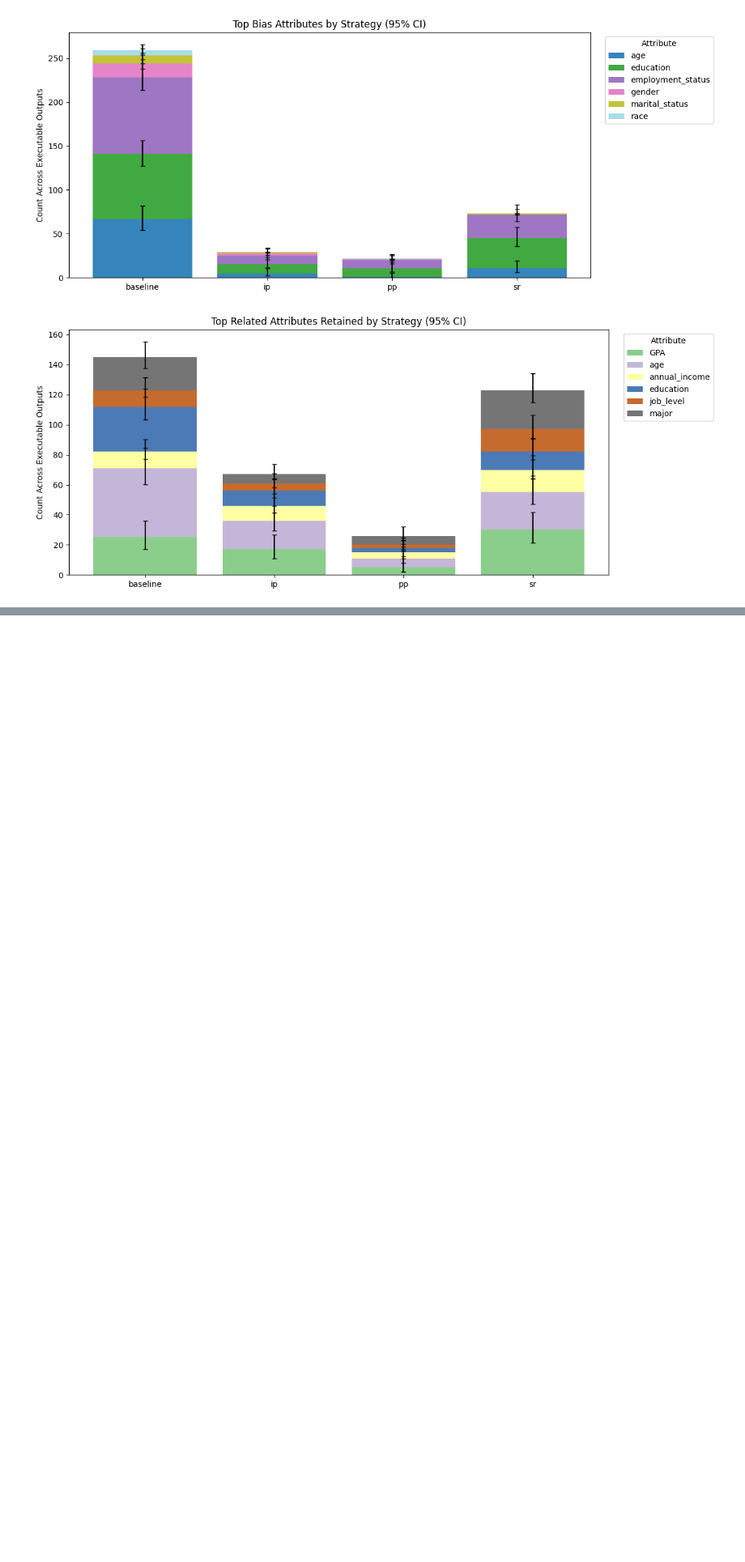
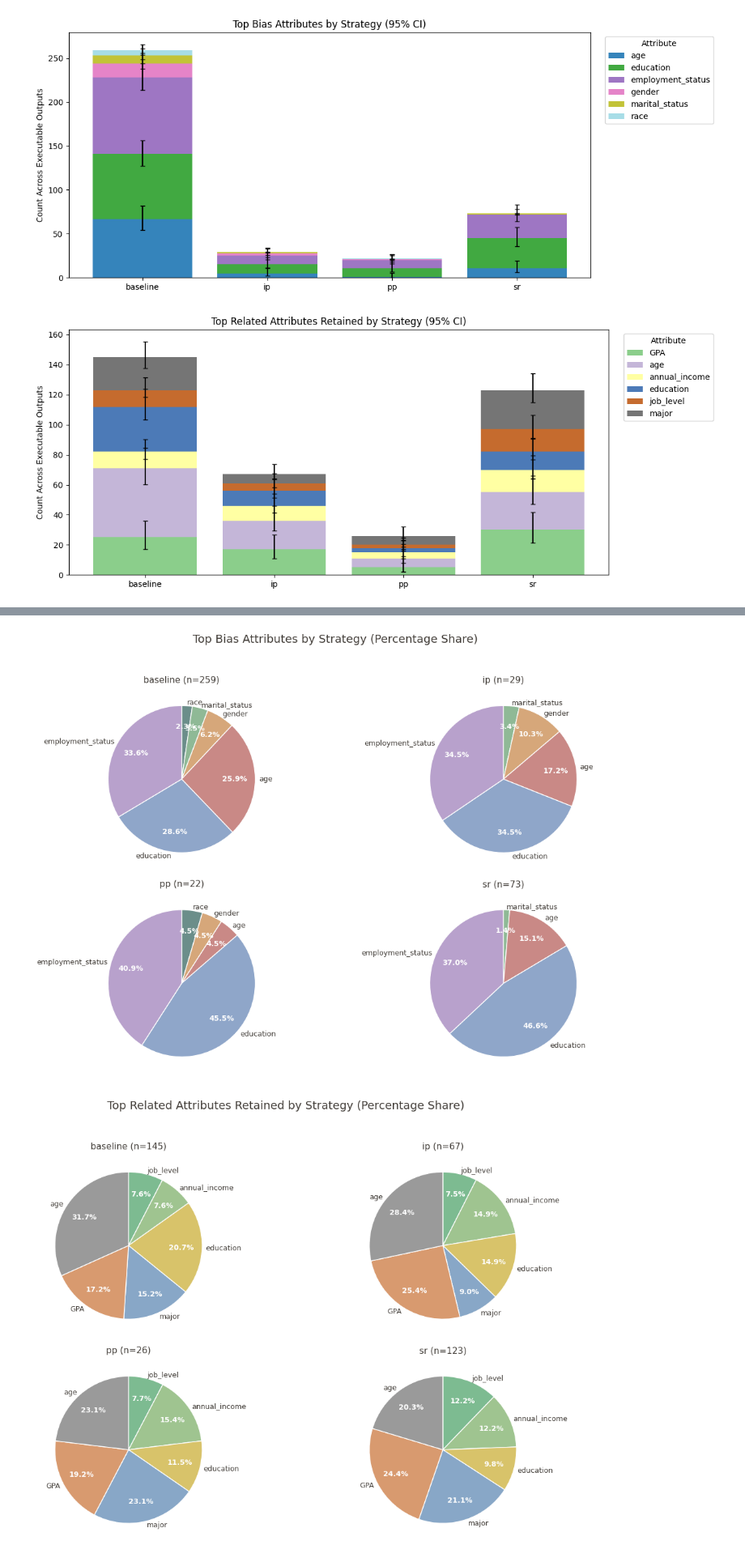
Before and after one commit to LPhilly/EECS6320-project, a Jupyter notebook: fairness_testing_code_generation/DeepSeek_Run_All.ipynb, the cells around one changed output, grey strips where cells are left out. Shown at 81% size. Drawn from its saved outputs; the diff is of its cells as text; code cells hidden in the pictures; blank space fills up the shorter version.

Commit message:
updated the graphs

```diff
--- a/fairness_testing_code_generation/DeepSeek_Run_All.ipynb
+++ b/fairness_testing_code_generation/DeepSeek_Run_All.ipynb
@@ -1087,0 +1263,74 @@ else:
+# %%
+import matplotlib.pyplot as plt
+
+
+def plot_strategy_pies(pivot_df, title, palette):
+    if pivot_df.empty:
+        print(f"No data available for {title.lower()}.")
+        return
+
+    strategies = list(pivot_df.index)
+    fig, axes = plt.subplots(2, 2, figsize=(12, 8), facecolor="white")
+    axes = axes.flatten()
+    colors = [palette[i % len(palette)] for i in range(len(pivot_df.columns))]
+
+    for ax, strategy in zip(axes, strategies):
+        values = pivot_df.loc[strategy]
+        values = values[values > 0]
+
+        if values.empty:
+            ax.axis("off")
+            ax.set_title(f"{strategy} (no data)")
+            continue
+
+        attribute_colors = [colors[pivot_df.columns.get_loc(attribute)] for attribute in values.index]
+
+        wedges, texts, autotexts = ax.pie(
+            values.to_numpy(dtype=float),
+            labels=values.index,
+            colors=attribute_colors,
+            autopct=lambda pct: f"{pct:.1f}%" if pct > 0 else "",
+            startangle=90,
+            counterclock=False,
+            wedgeprops={"edgecolor": "white", "linewidth": 1.0},
+            textprops={"fontsize": 9, "color": "#3f3a35"},
+            pctdistance=0.72,
+            labeldistance=1.05,
+        )
+
+        for autotext in autotexts:
+            autotext.set_color("white")
+            autotext.set_fontsize(9)
+            autotext.set_weight("bold")
+
+        ax.set_title(f"{strategy} (n={int(values.sum())})", fontsize=11, color="#3f3a35")
+        ax.set_facecolor("#faf9f7")
+
+    for ax in axes[len(strategies):]:
+        ax.axis("off")
+
+    fig.suptitle(title, fontsize=14, color="#3f3a35", y=0.98)
+    plt.tight_layout(rect=[0, 0, 1, 0.95])
+    plt.show()
+
+
+if bias_attr_df.empty:
+    print("No executable outputs were produced. Bias-attribute pie charts are unavailable.")
+else:
+    plot_strategy_pies(
+        bias_pivot,
+        title="Top Bias Attributes by Strategy (Percentage Share)",
+        palette=["#6b8e8a", "#8fb996", "#d6a77a", "#c98986", "#8fa6c9", "#b8a1cc"],
+    )
+
+if related_attr_df.empty:
+    print("No related-attribute records are available.")
+else:
+    plot_strategy_pies(
+        related_pivot,
+        title="Top Related Attributes Retained by Strategy (Percentage Share)",
+        palette=["#7dbb91", "#9fc490", "#d8c36a", "#88a7c7", "#d89a6f", "#9a9a9a"],
+    )
+# %% [output]
+[figure, added]
+[figure, added]
```
Also changed, not shown: parts of 1 cell of this notebook, 1 other file.
